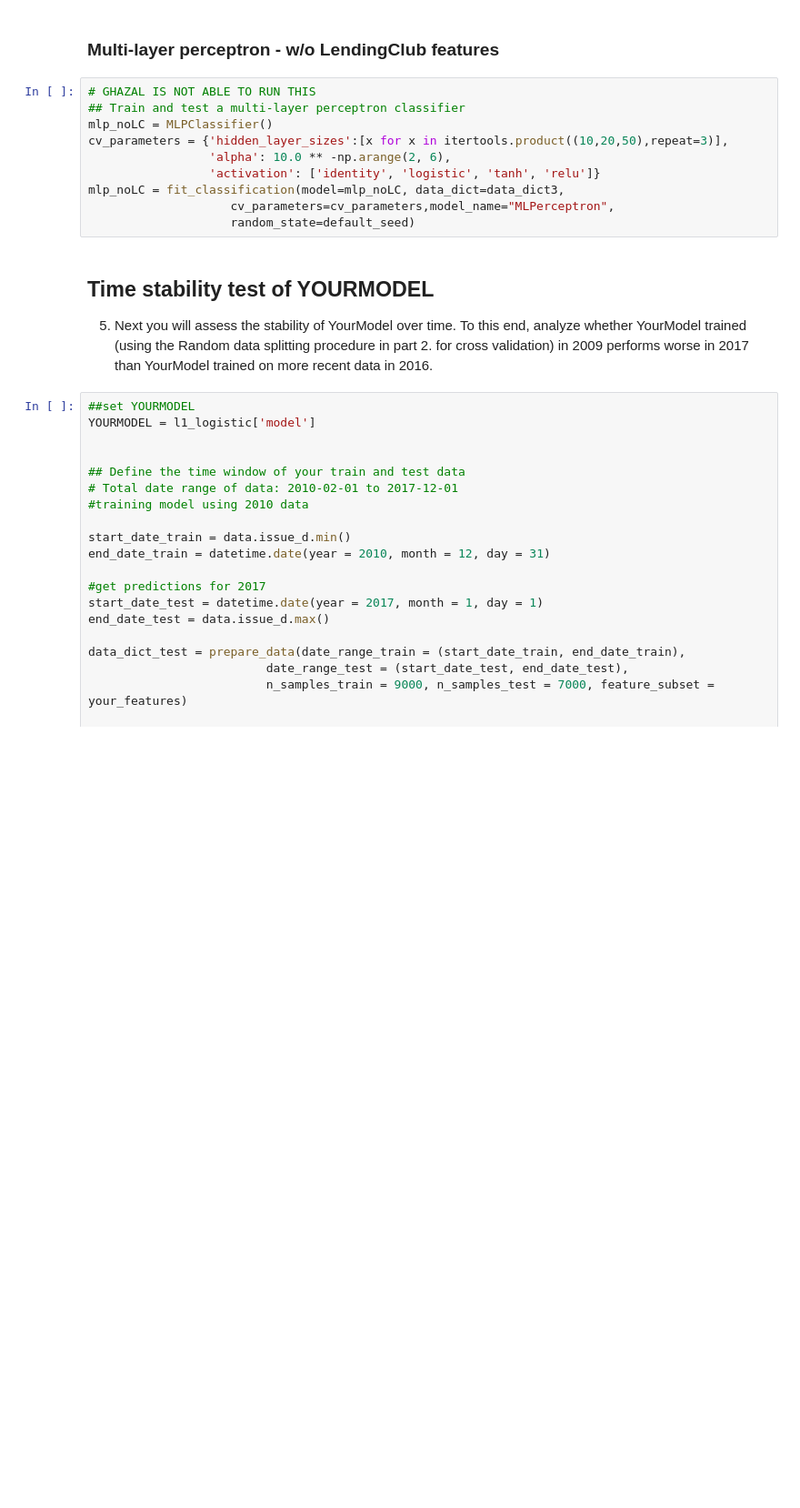
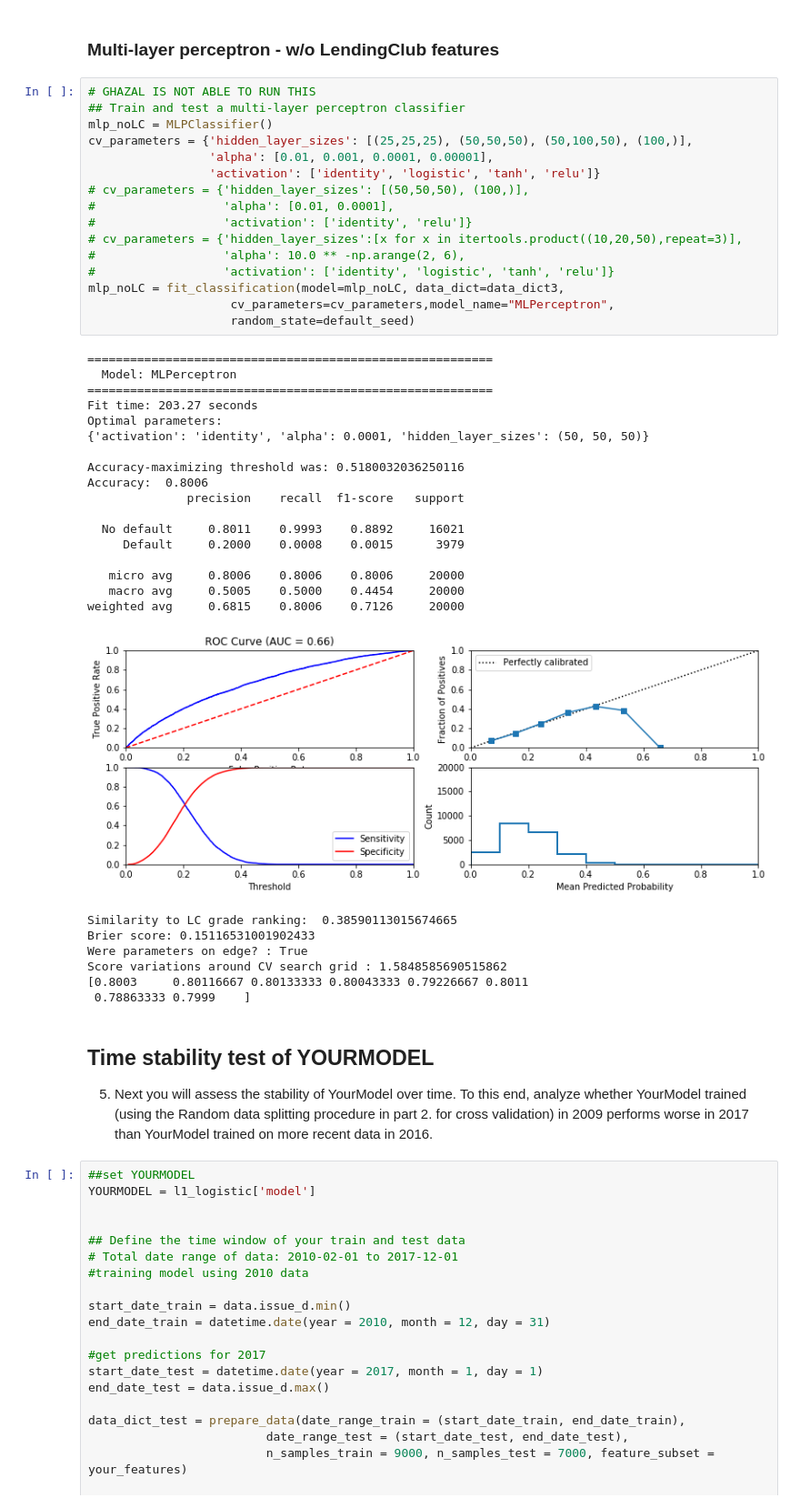
Before and after one commit to Oldyeller89/ML_PeerLending_CaseStudy, a Jupyter notebook: Phase3/CS-Phase 3-Rev2.ipynb, the cells around one changed output. Shown at 91% size. Saved outputs shown, nothing was run; the diff lists cells and outputs as text; blank space fills up the shorter version.

```diff
--- a/Phase3/CS-Phase 3-Rev2.ipynb
+++ b/Phase3/CS-Phase 3-Rev2.ipynb
@@ -1140,13 +1143,44 @@ Score variations around CV search grid : 0.6003502042858367
 # %%
 # GHAZAL IS NOT ABLE TO RUN THIS
 ## Train and test a multi-layer perceptron classifier
 mlp_noLC = MLPClassifier()
-cv_parameters = {'hidden_layer_sizes':[x for x in itertools.product((10,20,50),repeat=3)],
-                 'alpha': 10.0 ** -np.arange(2, 6),
+cv_parameters = {'hidden_layer_sizes': [(25,25,25), (50,50,50), (50,100,50), (100,)],
+                 'alpha': [0.01, 0.001, 0.0001, 0.00001],
                  'activation': ['identity', 'logistic', 'tanh', 'relu']}
+# cv_parameters = {'hidden_layer_sizes': [(50,50,50), (100,)],
+#                  'alpha': [0.01, 0.0001],
+#                  'activation': ['identity', 'relu']}
+# cv_parameters = {'hidden_layer_sizes':[x for x in itertools.product((10,20,50),repeat=3)],
+#                  'alpha': 10.0 ** -np.arange(2, 6),
+#                  'activation': ['identity', 'logistic', 'tanh', 'relu']}
 mlp_noLC = fit_classification(model=mlp_noLC, data_dict=data_dict3,
                     cv_parameters=cv_parameters,model_name="MLPerceptron",
                     random_state=default_seed)
+# %% [output]
+=========================================================
+  Model: MLPerceptron
+=========================================================
+Fit time: 203.27 seconds
+Optimal parameters:
+{'activation': 'identity', 'alpha': 0.0001, 'hidden_layer_sizes': (50, 50, 50)}
+
+Accuracy-maximizing threshold was: 0.5180032036250116
+Accuracy:  0.8006
+              precision    recall  f1-score   support
+
+  No default     0.8011    0.9993    0.8892     16021
+     Default     0.2000    0.0008    0.0015      3979
+
+   micro avg     0.8006    0.8006    0.8006     20000
+   macro avg     0.5005    0.5000    0.4454     20000
+weighted avg     0.6815    0.8006    0.7126     20000
+[figure, added]
+Similarity to LC grade ranking:  0.38590113015674665
+Brier score: 0.15116531001902433
+Were parameters on edge? : True
+Score variations around CV search grid : 1.5848585690515862
+[0.8003     0.80116667 0.80133333 0.80043333 0.79226667 0.8011
+ 0.78863333 0.7999    ]
 # %% [markdown]
 ## Time stability test of YOURMODEL
 5. Next you will assess the stability of YourModel over time. To this end, analyze whether YourModel trained (using the Random data splitting procedure in part 2. for cross validation) in 2009 performs worse in 2017 than YourModel trained on more recent data in 2016.
```
Also changed, not shown: parts of 27 cells of this notebook, 2 other files.
